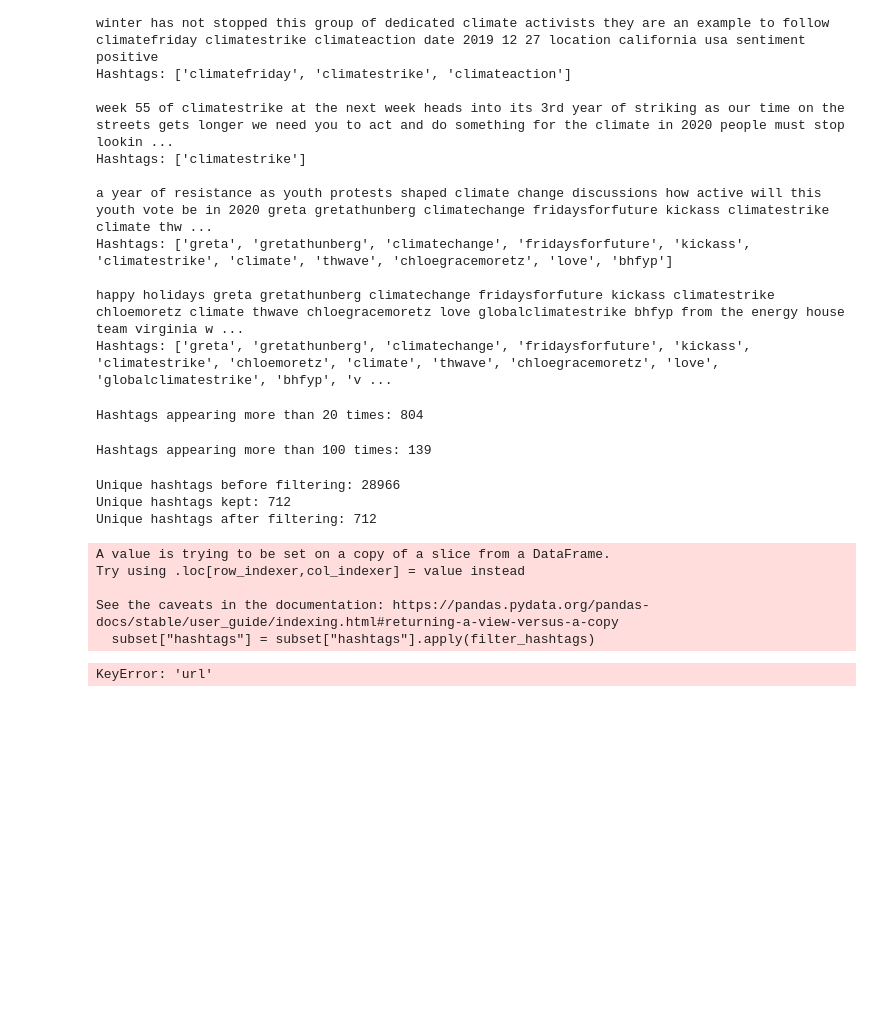
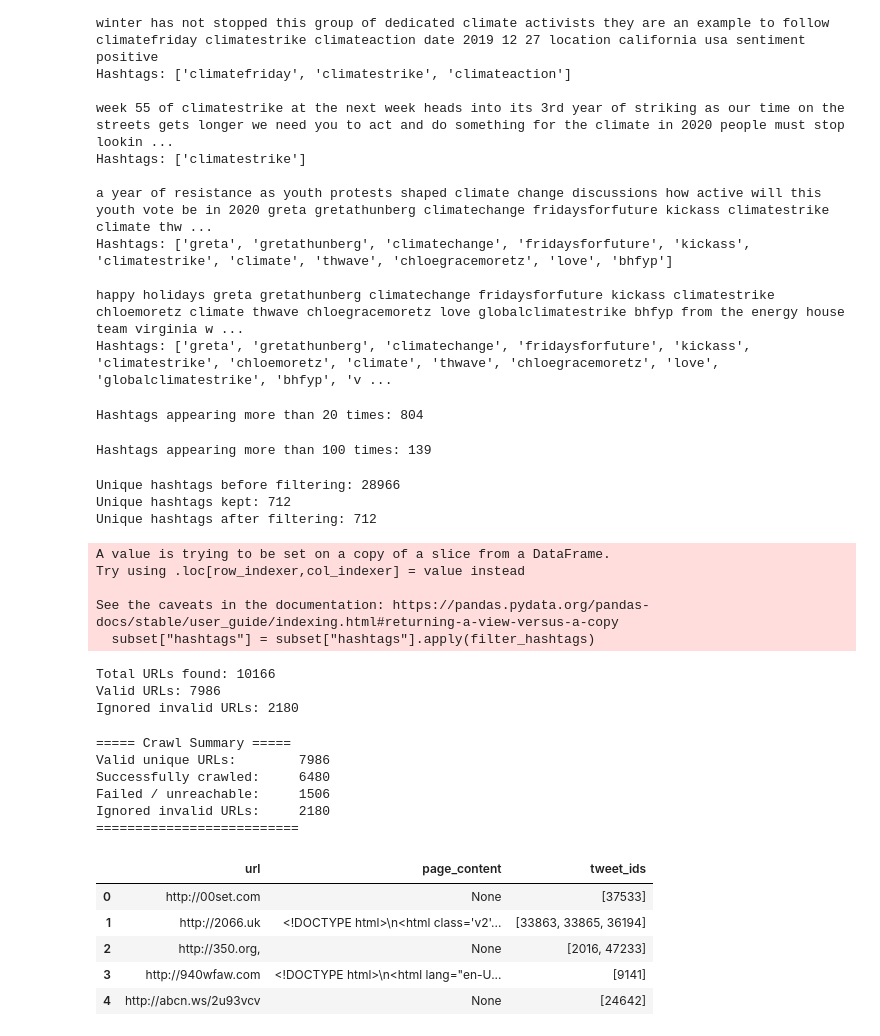
Before and after one commit to annemollelsborg/02805_climate_conv, a Jupyter notebook: notebooks/hashtags.ipynb, the cells around one changed output. Saved outputs shown, nothing was run; the diff lists cells and outputs as text; code cells hidden in the pictures; blank space fills up the shorter version.

```diff
--- a/notebooks/hashtags.ipynb
+++ b/notebooks/hashtags.ipynb
@@ -279,7 +279,7 @@ for tweet_id, url_list in zip(data["tweetid"], data["urls"]):
             url_to_tweets.setdefault(cleaned, []).append(tweet_id)
 
 # Stats
-total_urls_raw = sum(len(v if isinstance(v, list) else [v]) for v in data["url"].dropna())
+total_urls_raw = sum(len(v if isinstance(v, list) else [v]) for v in data["urls"].dropna())
 unique_valid_urls = sorted(url_to_tweets.keys())
 invalid_urls = total_urls_raw - len(unique_valid_urls)
 
@@ -296,31 +296,45 @@ success_count = 0
 fail_count = 0
 
 for url in tqdm(unique_valid_urls, desc="Crawling URLs"):
     html = fetch_url(url)
 
     if html is not None:
         success_count += 1
     else:
         fail_count += 1
 
     rows.append({
         "url": url,
         "page_content": html,
         "tweet_ids": url_to_tweets[url]
     })
 
 # --------------------------------------------------
 # 3) Build dataframe
 # --------------------------------------------------
 web = pd.DataFrame(rows)
 
 print("\n===== Crawl Summary =====")
 print(f"Valid unique URLs:        {len(unique_valid_urls)}")
 print(f"Successfully crawled:     {success_count}")
 print(f"Failed / unreachable:     {fail_count}")
 print(f"Ignored invalid URLs:     {invalid_urls}")
 print("==========================")
 
 web.head()
 # %% [output]
-KeyError: 'url'
+Total URLs found: 10166
+Valid URLs: 7986
+Ignored invalid URLs: 2180
+===== Crawl Summary =====
+Valid unique URLs:        7986
+Successfully crawled:     6480
+Failed / unreachable:     1506
+Ignored invalid URLs:     2180
+==========================
+|  | url | page_content | tweet_ids |
+| 0 | http://00set.com | None | [37533] |
+| 1 | http://2066.uk | <!DOCTYPE html>\n<html class='v2'... | [33863, 33865, 36194] |
+| 2 | http://350.org, | None | [2016, 47233] |
+| 3 | http://940wfaw.com | <!DOCTYPE html>\n<html lang="en-U... | [9141] |
+| 4 | http://abcn.ws/2u93vcv | None | [24642] |
```
Also changed, not shown: parts of 2 cells of this notebook, 3 other files.
